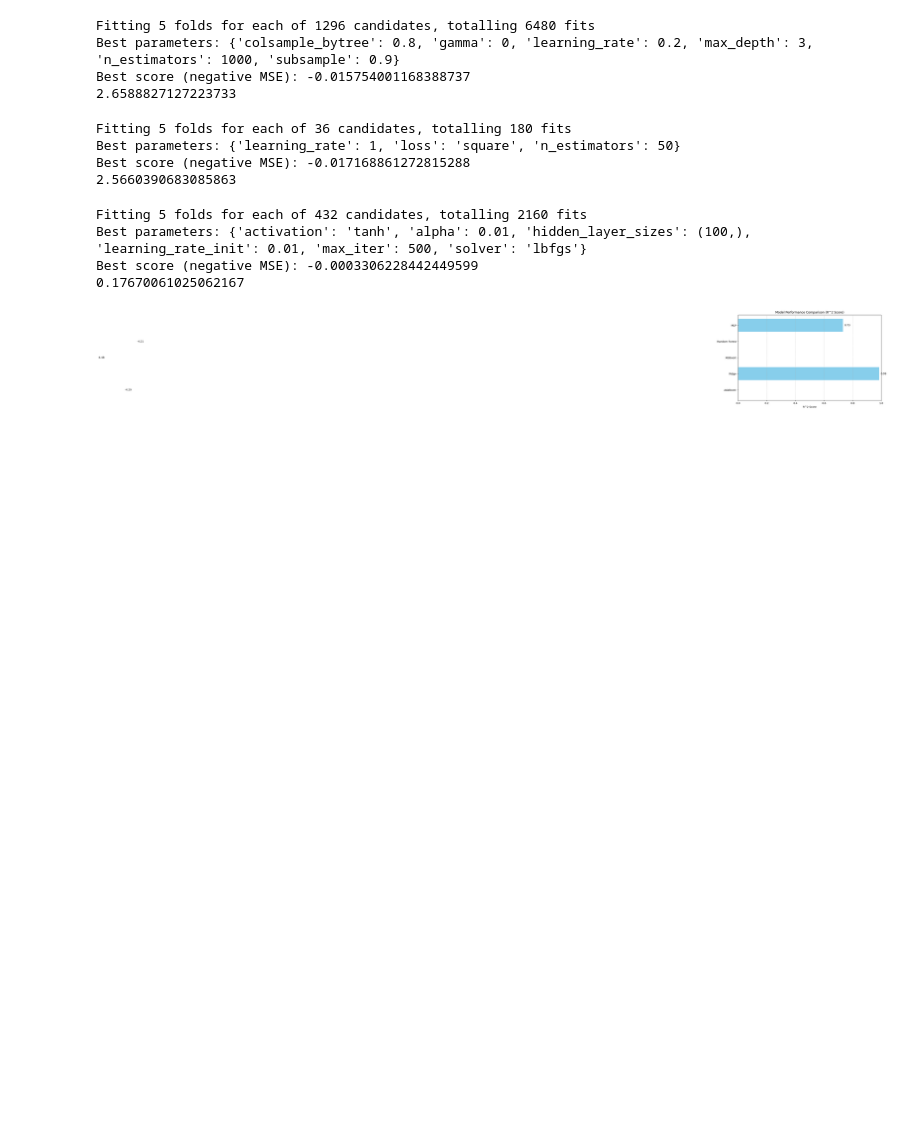
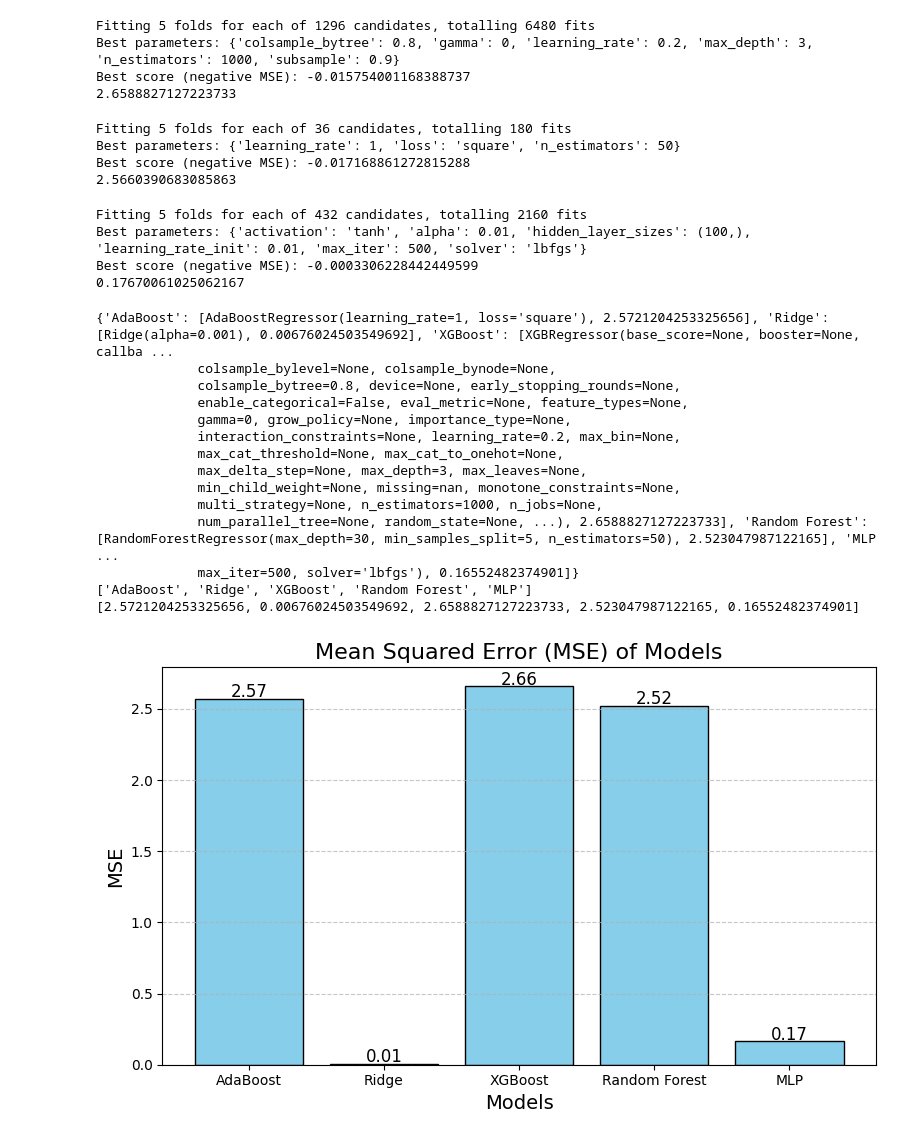
Before and after one commit to GregoryF27/Stock_ML_Regressor_Models, a Jupyter notebook: StockModeling.ipynb, the cells around one changed output. Cells and saved outputs as stored; diff of their text form; code cells hidden in the pictures; blank space fills up the shorter version.

```diff
--- a/StockModeling.ipynb
+++ b/StockModeling.ipynb
@@ -361,35 +361,60 @@ Best score (negative MSE): -0.0003306228442449599
 # %%
 #TODO: run this; make sure its nice
 
 models = {
-    'AdaBoost': opt_adb,
-    'Ridge': opt_ridge,
-    'XGBoost': opt_xgbr,
-    'Random Forest': opt_rf,
-    'MLP': opt_mlp
+    'AdaBoost': [opt_adb],
+    'Ridge': [opt_ridge],
+    'XGBoost': [opt_xgbr],
+    'Random Forest': [opt_rf],
+    'MLP': [opt_mlp]
 }
 
-r2_scores = {}
-for model_name, model in models.items():
+for model_name, li in models.items():
 
+    model = li[0]
     model.fit(X_train, y_train)
 
     y_pred = model.predict(X_test)
 
-    r2_scores[model_name] = r2(y_test, y_pred)
+    models[model_name].append( mse(y_test, y_pred))
 
 
-model_names = list(r2_scores.keys())
-scores = list(r2_scores.values())
 
-plt.figure(figsize=(10, 6))
-plt.barh(model_names, scores, color='skyblue')
-plt.xlabel('R^2 Score')
-plt.title('Model Performance Comparison (R^2 Score)')
-plt.xlim(0, 1)  # R^2 ranges from 0 to 1 for better visualization
-plt.grid(axis='x', linestyle='--', alpha=0.7)
-for index, value in enumerate(scores):
-    plt.text(value + 0.01, index, f"{value:.2f}", va='center')
+
+model_names = list(models.keys())
+mses = [li[1] for li in models.values()]  # Extract the MSE values
+print(model_names)
+print(mses)
+
+print()
+
+plt.figure(figsize=(8, 5))
+plt.bar(model_names, mses, color='skyblue', edgecolor='black')
+
+plt.title('Mean Squared Error (MSE) of Models', fontsize=16)
+plt.xlabel('Models', fontsize=14)
+plt.ylabel('MSE', fontsize=14)
+
+plt.grid(axis='y', linestyle='--', alpha=0.7)
+
+for i, mse_val in enumerate(mses):
+    plt.text(i, mse_val + 0.01, f'{mse_val:.2f}', ha='center', fontsize=12)
+
+plt.tight_layout()
 plt.show()
 # %% [output]
+{'AdaBoost': [AdaBoostRegressor(learning_rate=1, loss='square'), 2.5721204253325656], 'Ridge': [Ridge(alpha=0.001), 0.00676024503549692], 'XGBoost': [XGBRegressor(base_score=None, booster=None, callba ...
+             colsample_bylevel=None, colsample_bynode=None,
+             colsample_bytree=0.8, device=None, early_stopping_rounds=None,
+             enable_categorical=False, eval_metric=None, feature_types=None,
+             gamma=0, grow_policy=None, importance_type=None,
+             interaction_constraints=None, learning_rate=0.2, max_bin=None,
+             max_cat_threshold=None, max_cat_to_onehot=None,
+             max_delta_step=None, max_depth=3, max_leaves=None,
+             min_child_weight=None, missing=nan, monotone_constraints=None,
+             multi_strategy=None, n_estimators=1000, n_jobs=None,
+             num_parallel_tree=None, random_state=None, ...), 2.6588827127223733], 'Random Forest': [RandomForestRegressor(max_depth=30, min_samples_split=5, n_estimators=50), 2.523047987122165], 'MLP ...
+             max_iter=500, solver='lbfgs'), 0.16552482374901]}
+['AdaBoost', 'Ridge', 'XGBoost', 'Random Forest', 'MLP']
+[2.5721204253325656, 0.00676024503549692, 2.6588827127223733, 2.523047987122165, 0.16552482374901]
-[figure, old version]
+[figure, new version]
```
